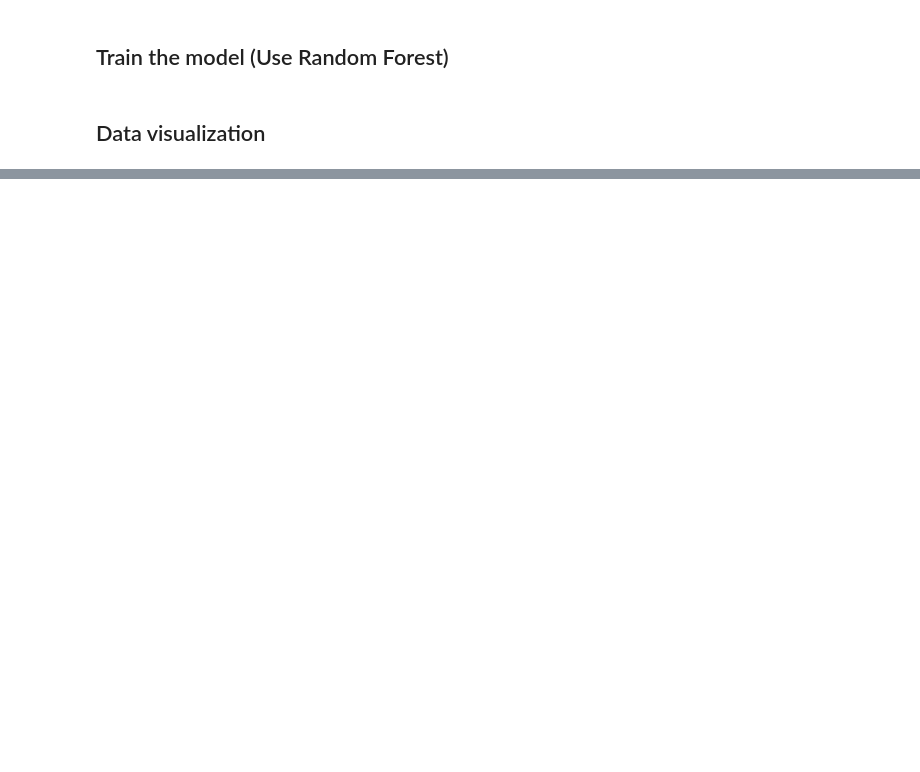
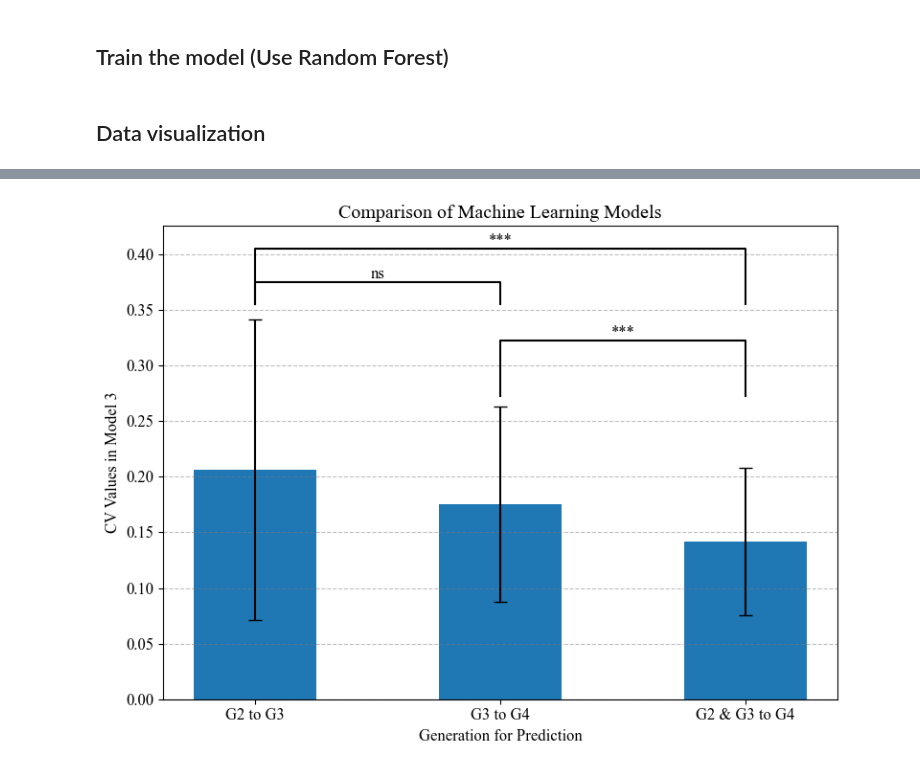
Before and after one commit to DeweyYihengDu/ML_on_Microbiota, a Jupyter notebook: code/Model3/model3.ipynb, the cells around one changed output, grey strips where cells are left out. Cells and saved outputs as stored; diff of their text form; code cells hidden in the pictures; blank space fills up the shorter version.

```diff
--- a/code/Model3/model3.ipynb
+++ b/code/Model3/model3.ipynb
@@ -112,0 +306,76 @@ plt.show()
+# %%
+import pandas as pd
+import matplotlib.pyplot as plt
+from scipy.stats import ttest_rel
+
+# 设置全局字体为 Times New Roman
+plt.rcParams["font.family"] = "Times New Roman"
+plt.rcParams["font.size"] = 12  # 可选：设置全局字体大小
+
+file_path = 'CV tavle.csv'
+df = pd.read_csv(file_path)
+
+means = df.mean()
+std_devs = df.std()
+
+# 创建绘图窗口
+fig, ax = plt.subplots(figsize=(8,6))  # 将 figsize 移至 subplots 中
+
+# 创建误差棒图
+bars = ax.bar(df.columns, means, yerr=std_devs, capsize=5, width=0.5)
+
+# 定义一个函数，根据 p 值返回星号的数量
+def get_significance_stars(p_value):
+    if p_value < 0.001:
+        return '***'
+    elif p_value < 0.01:
+        return '**'
+    elif p_value < 0.05:
+        return '*'
+    else:
+        return 'ns'
+
+# 添加显著性标记
+for i in range(len(df.columns)):
+    for j in range(i+1, len(df.columns)):
+        # 获取两组数据
+        group1 = df[df.columns[i]]
+        group2 = df[df.columns[j]]
+        # 执行配对 t 检验
+        t_stat, p_val = ttest_rel(group1, group2)
+        # 获取显著性标记
+        significance = get_significance_stars(p_val)
+        # 计算 y 轴上的最大值，用于绘制线条和标记
+        y_max = max(means[i] + std_devs[i], means[j] + std_devs[j]) + std_devs[i]/10
+
+        if significance != 'ns':
+            # 绘制显著性线条
+            ax.plot([i, i, j, j], [y_max, y_max + 0.05, y_max + 0.05, y_max], lw=1.5, c='black')
+            # 添加显著性标记
+            ax.text((i + j) / 2, y_max + 0.05, significance, ha='center', va='bottom', color='black')
+        else:
+            # 绘制非显著性线条
+            ax.plot([i, i, j, j], [y_max, y_max + 0.02, y_max + 0.02, y_max], lw=1.5, c='black')
+            # 添加非显著性标记
+            ax.text((i + j) / 2, y_max + 0.02, significance, ha='center', va='bottom', color='black')
+
+# 设置轴标签和标题
+ax.set_ylabel('CV Values in Model 3')
+ax.set_xlabel('Generation for Prediction')
+ax.set_title('Comparison of Machine Learning Models')
+
+# 可选：调整 x 轴标签的旋转角度以提高可读性
+# plt.xticks(rotation=45)
+
+# 可选：添加网格线
+ax.yaxis.grid(True, linestyle='--', which='major', color='grey', alpha=0.5)
+
+# 自动调整布局
+plt.tight_layout()
+
+# 显示图形
+# plt.savefig('../figure/figure5b.pdf', dpi=900)
+# plt.show()
+plt.savefig('C:/Users/DuYih/Desktop/figure5b.pdf')
+# %% [output]
+[figure, added]
```
Also changed, not shown: parts of 6 cells of this notebook, 9 other files.
